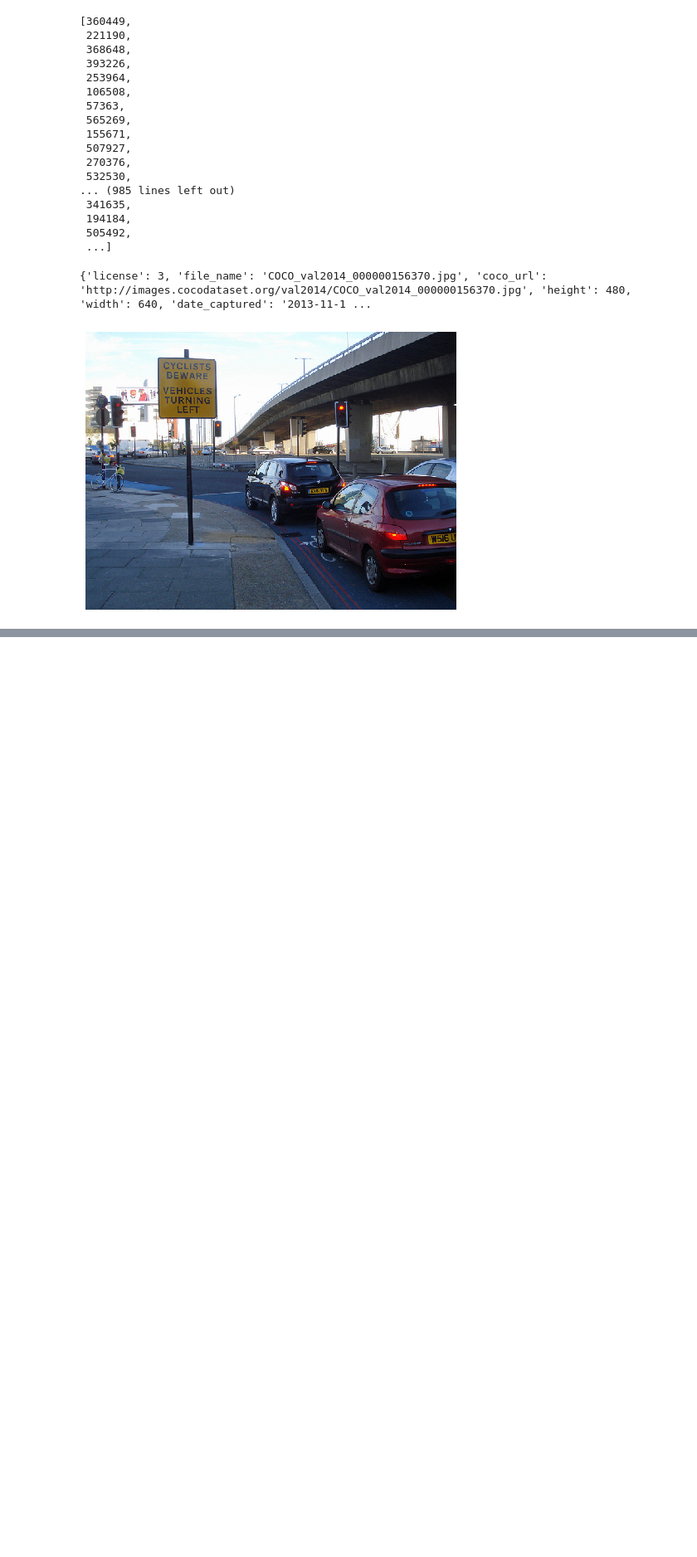
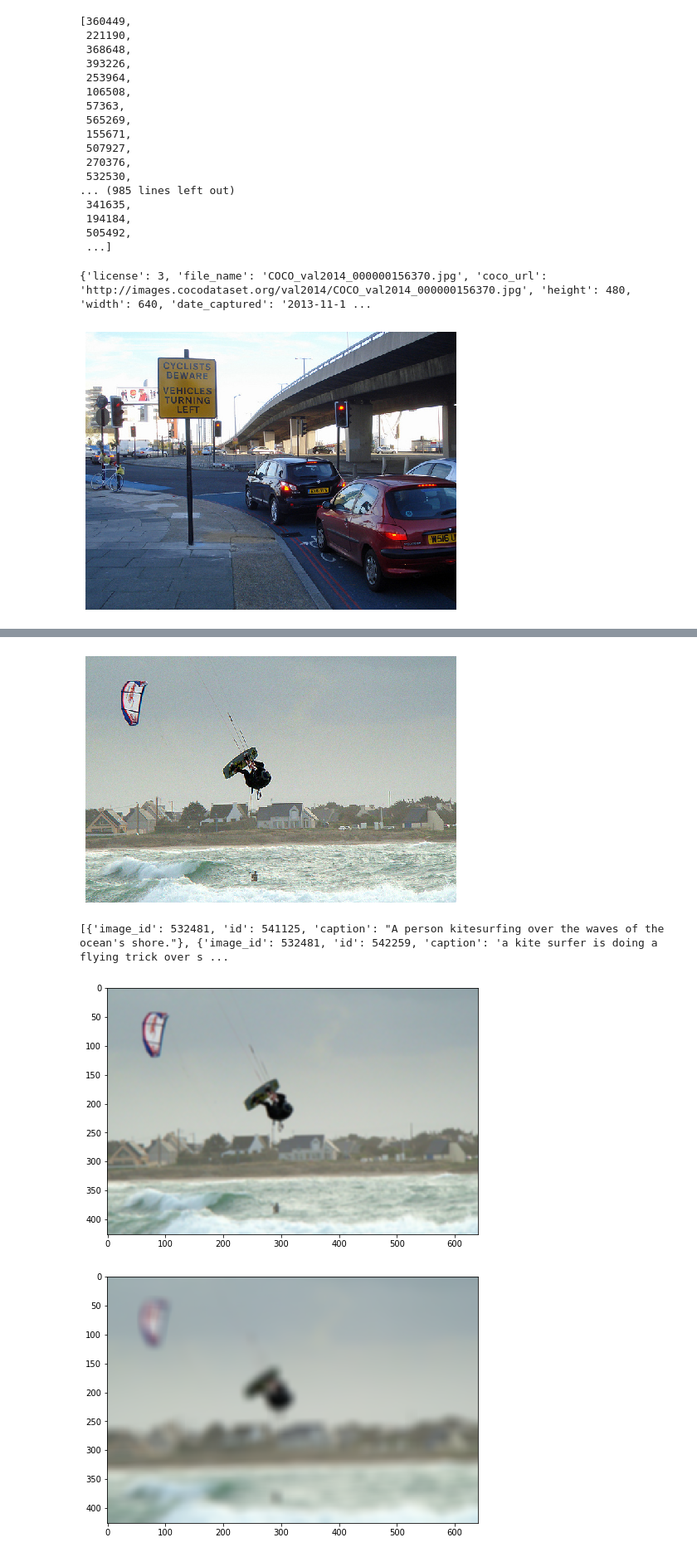
Before and after one commit to mayankiitg/Deep-Neural-Vision, a Jupyter notebook: Data-Preprocessing.ipynb, the cells around one changed output, grey strips where cells are left out. Shown at 83% size. Drawn from its saved outputs; the diff is of its cells as text; code cells hidden in the pictures; blank space fills up the shorter version.

```diff
--- a/Data-Preprocessing.ipynb
+++ b/Data-Preprocessing.ipynb
@@ -306,0 +378,41 @@ showImage(image)
+# %%
+#test set: (0,2), (2,4), (4,6), (6,8), (8,10), (10,12) --> beyond 12 is probably too much
+#can stop at 9
+#sigma = amount of blurring
+image2 = outdoorImages[0]
+print(image2)
+showImage(image2)
+
+#image3 = outdoorImages[9]
+#showImage(image3)
+
+#image4 = outdoorImages[15]
+#showImage(image4)
+
+captionsViewer = CaptionsViewer(captionsDataCoco)
+anns = captionsViewer.showCaptions(image2)
+print(anns)
+#anns = captionsViewer.showCaptions(image3)
+#print(anns)
+#anns = captionsViewer.showCaptions(image4)
+#print(anns)
+
+seq1 = iaa.Sequential([
+    iaa.GaussianBlur(sigma=(2.0, 2.0)) # blur images with a sigma of 0 to 3.0
+])
+
+seq2 = iaa.Sequential([
+    iaa.GaussianBlur(sigma=(9.0, 9.0)) # blur images with a sigma of 0 to 3.0
+])
+
+image_aug1 = seq1(images=[io.imread(image2['coco_url'])])
+image_aug2 = seq2(images=[io.imread(image2['coco_url'])])
+
+#images=[io.imread(image2['coco_url']), io.imread(image3['coco_url'])]
+
+
+for i in image_aug1+image_aug2:
+    #plt.axis('off')
+    plt.imshow(i)
+    plt.show()
+# %% [output]
@@ -306,0 +420,4 @@ showImage(image)
+[figure, added]
+[{'image_id': 532481, 'id': 541125, 'caption': "A person kitesurfing over the waves of the ocean's shore."}, {'image_id': 532481, 'id': 542259, 'caption': 'a kite surfer is doing a flying trick over s ...
+[figure, added]
+[figure, added]
```
Also changed, not shown: parts of 17 cells of this notebook, 5 other files.
